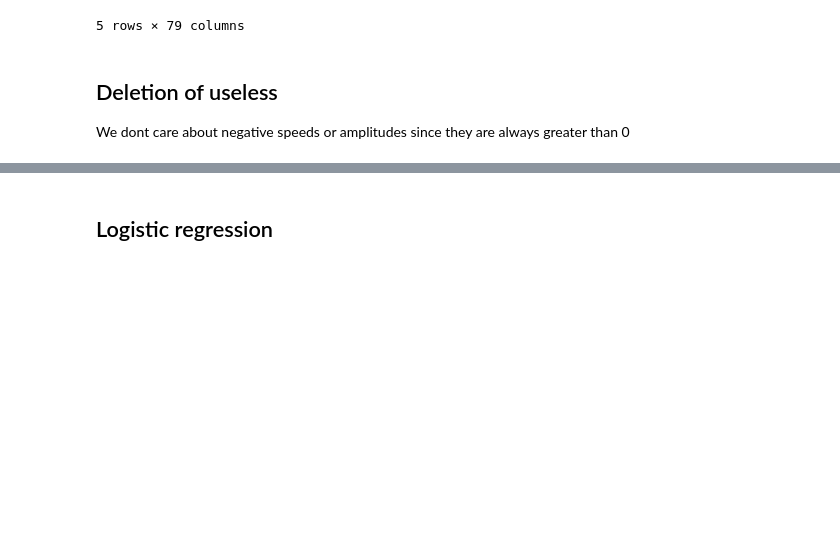
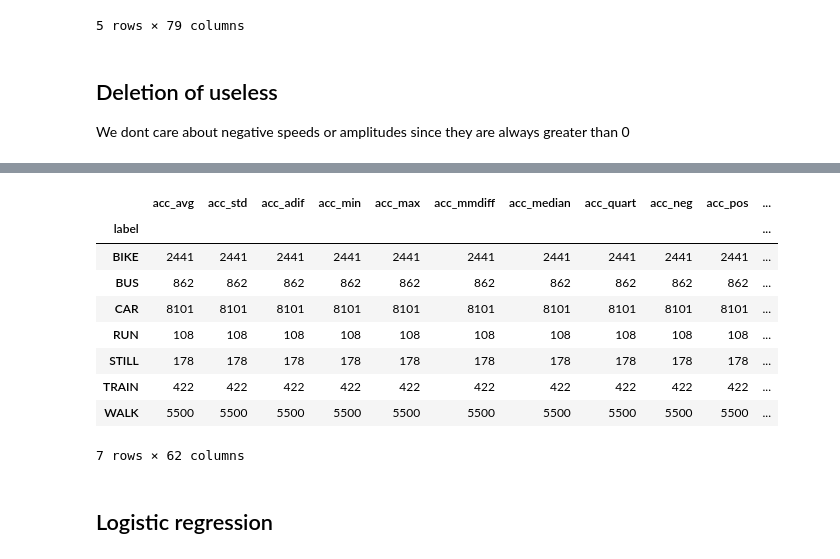
Before and after one commit to AlvarSML/AmbientIntelligence_Coimbra22, a Jupyter notebook: Pipeline_DB.ipynb, the cells around one changed output, grey strips where cells are left out. Cells and saved outputs as stored; diff of their text form; code cells hidden in the pictures; blank space fills up the shorter version.

```diff
--- a/Pipeline_DB.ipynb
+++ b/Pipeline_DB.ipynb
@@ -644,0 +626,13 @@ filtered_features.label.hist()
+# %%
+filtered_features.groupby(['label']).count()
+# %% [output]
+|  | acc_avg | acc_std | acc_adif | acc_min | acc_max | acc_mmdiff | acc_median | acc_quart | acc_neg | acc_pos | ... |
+| label |  |  |  |  |  |  |  |  |  |  | ... |
+| BIKE | 2441 | 2441 | 2441 | 2441 | 2441 | 2441 | 2441 | 2441 | 2441 | 2441 | ... |
+| BUS | 862 | 862 | 862 | 862 | 862 | 862 | 862 | 862 | 862 | 862 | ... |
+| CAR | 8101 | 8101 | 8101 | 8101 | 8101 | 8101 | 8101 | 8101 | 8101 | 8101 | ... |
+| RUN | 108 | 108 | 108 | 108 | 108 | 108 | 108 | 108 | 108 | 108 | ... |
+| STILL | 178 | 178 | 178 | 178 | 178 | 178 | 178 | 178 | 178 | 178 | ... |
+| TRAIN | 422 | 422 | 422 | 422 | 422 | 422 | 422 | 422 | 422 | 422 | ... |
+| WALK | 5500 | 5500 | 5500 | 5500 | 5500 | 5500 | 5500 | 5500 | 5500 | 5500 | ... |
+7 rows × 62 columns
```
Also changed, not shown: parts of 25 cells of this notebook, 3 other files.
